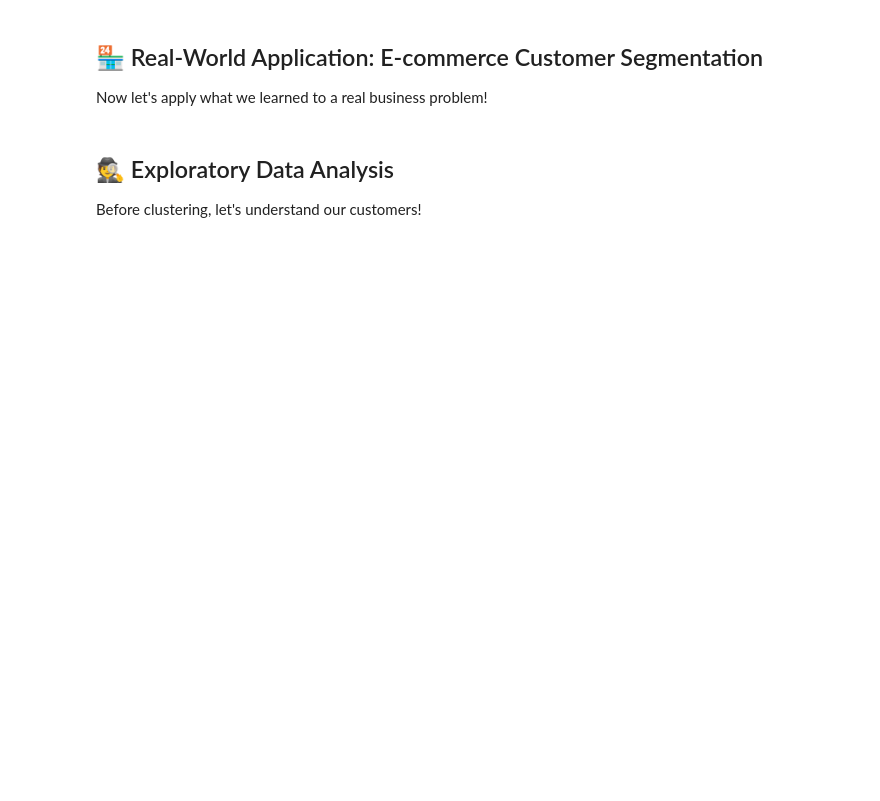
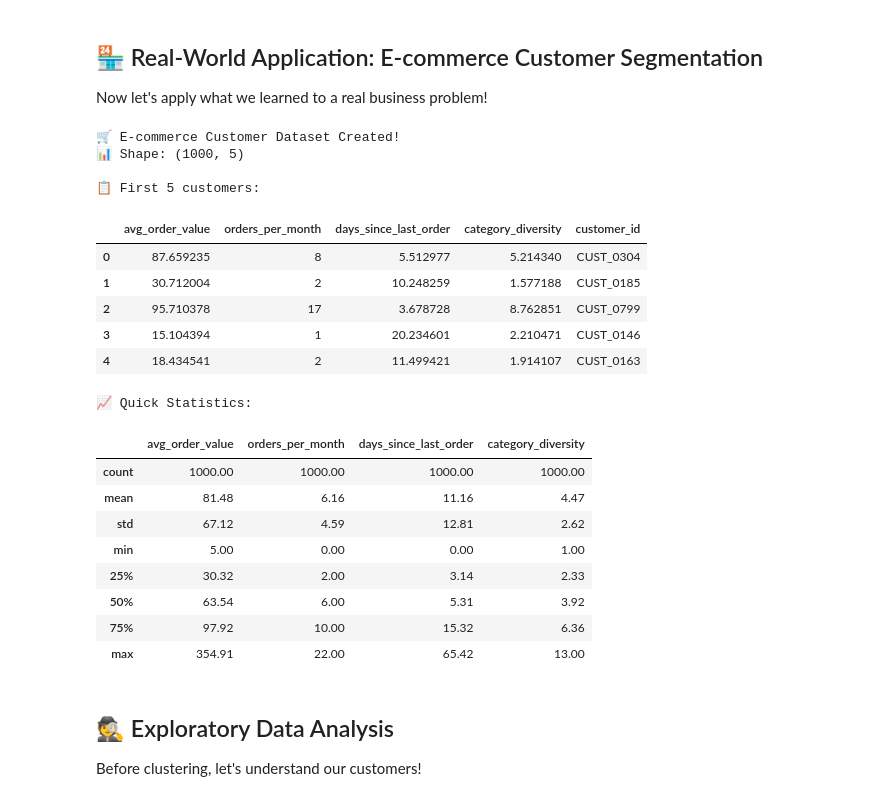
Before and after one commit to Hmago/mahine_learning, a Jupyter notebook: 04_unsupervised_learning/notebooks/01_kmeans_interactive.ipynb, the cells around one changed output. Saved outputs shown, nothing was run; the diff lists cells and outputs as text; code cells hidden in the pictures; blank space fills up the shorter version.

```diff
--- a/04_unsupervised_learning/notebooks/01_kmeans_interactive.ipynb
+++ b/04_unsupervised_learning/notebooks/01_kmeans_interactive.ipynb
@@ -208,31 +220,31 @@ def create_ecommerce_data():
     segments = {
         'budget_conscious': {
             'size': 300,
-            'avg_order_value': np.random.normal(25, 8),
-            'orders_per_month': np.random.poisson(2),
-            'days_since_last_order': np.random.normal(15, 5),
-            'category_diversity': np.random.normal(2, 1)
+            'avg_order_value': (25, 8),  # (mean, std)
+            'orders_per_month': 2,  # poisson lambda
+            'days_since_last_order': (15, 5),  # (mean, std)
+            'category_diversity': (2, 1)  # (mean, std)
         },
         'loyal_customers': {
             'size': 400,
-            'avg_order_value': np.random.normal(75, 20),
-            'orders_per_month': np.random.poisson(8),
-            'days_since_last_order': np.random.normal(4, 2),
-            'category_diversity': np.random.normal(5, 2)
+            'avg_order_value': (75, 20),
+            'orders_per_month': 8,
+            'days_since_last_order': (4, 2),
+            'category_diversity': (5, 2)
         },
         'high_value': {
             'size': 200,
-            'avg_order_value': np.random.normal(200, 50),
-            'orders_per_month': np.random.poisson(12),
-            'days_since_last_order': np.random.normal(3, 1),
-            'category_diversity': np.random.normal(8, 2)
+            'avg_order_value': (200, 50),
+            'orders_per_month': 12,
+            'days_since_last_order': (3, 1),
+            'category_diversity': (8, 2)
         },
         'at_risk': {
             'size': 100,
-            'avg_order_value': np.random.normal(45, 15),
-            'orders_per_month': np.random.poisson(1),
-            'days_since_last_order': np.random.normal(45, 10),
-            'category_diversity': np.random.normal(3, 1)
+            'avg_order_value': (45, 15),
+            'orders_per_month': 1,
+            'days_since_last_order': (45, 10),
+            'category_diversity': (3, 1)
         }
     }
 
@@ -242,39 +254,62 @@ def create_ecommerce_data():
 
     for segment_name, params in segments.items():
         size = params['size']
+
+        # Generate data using proper numpy random functions
         segment_data = pd.DataFrame({
-            'avg_order_value': np.maximum(5, params['avg_order_value'].rvs(size)),
-            'orders_per_month': np.maximum(0, params['orders_per_month'].rvs(size)),
-            'days_since_last_order': np.maximum(0, params['days_since_last_order'].rvs(size)),
-            'category_diversity': np.maximum(1, params['category_diversity'].rvs(size))
+            'avg_order_value': np.maximum(5, np.random.normal(params['avg_order_value'][0], params['avg_order_value'][1], size)),
+            'orders_per_month': np.maximum(0, np.random.poisson(params['orders_per_month'], size)),
+            'days_since_last_order': np.maximum(0, np.random.normal(params['days_since_last_order'][0], params['days_since_last_order'][1], size)),
+            'category_diversity': np.maximum(1, np.random.normal(params['category_diversity'][0], params['category_diversity'][1], size))
         })
 
         all_data.append(segment_data)
         true_segments.extend([segment_name] * size)
 
     # Combine all segments
     ecommerce_data = pd.concat(all_data, ignore_index=True)
 
     # Add customer IDs
     ecommerce_data['customer_id'] = [f'CUST_{i:04d}' for i in range(len(ecommerce_data))]
 
     # Shuffle the data
     shuffle_idx = np.random.permutation(len(ecommerce_data))
     ecommerce_data = ecommerce_data.iloc[shuffle_idx].reset_index(drop=True)
     true_segments = np.array(true_segments)[shuffle_idx]
 
     return ecommerce_data, true_segments
 
 # Create our e-commerce dataset
 customer_data, true_customer_segments = create_ecommerce_data()
 
 print("🛒 E-commerce Customer Dataset Created!")
 print(f"📊 Shape: {customer_data.shape}")
 print("\n📋 First 5 customers:")
 display(customer_data.head())
 
 print("\n📈 Quick Statistics:")
 display(customer_data.describe().round(2))
+# %% [output]
+🛒 E-commerce Customer Dataset Created!
+📊 Shape: (1000, 5)
+
+📋 First 5 customers:
+|  | avg_order_value | orders_per_month | days_since_last_order | category_diversity | customer_id |
+| 0 | 87.659235 | 8 | 5.512977 | 5.214340 | CUST_0304 |
+| 1 | 30.712004 | 2 | 10.248259 | 1.577188 | CUST_0185 |
+| 2 | 95.710378 | 17 | 3.678728 | 8.762851 | CUST_0799 |
+| 3 | 15.104394 | 1 | 20.234601 | 2.210471 | CUST_0146 |
+| 4 | 18.434541 | 2 | 11.499421 | 1.914107 | CUST_0163 |
+📈 Quick Statistics:
+|  | avg_order_value | orders_per_month | days_since_last_order | category_diversity |
+| count | 1000.00 | 1000.00 | 1000.00 | 1000.00 |
+| mean | 81.48 | 6.16 | 11.16 | 4.47 |
+| std | 67.12 | 4.59 | 12.81 | 2.62 |
+| min | 5.00 | 0.00 | 0.00 | 1.00 |
+| 25% | 30.32 | 2.00 | 3.14 | 2.33 |
+| 50% | 63.54 | 6.00 | 5.31 | 3.92 |
+| 75% | 97.92 | 10.00 | 15.32 | 6.36 |
+| max | 354.91 | 22.00 | 65.42 | 13.00 |
 # %% [markdown]
 ## 🕵️ Exploratory Data Analysis
 
```
Also changed, not shown: parts of 4 cells of this notebook, 49 other files.
